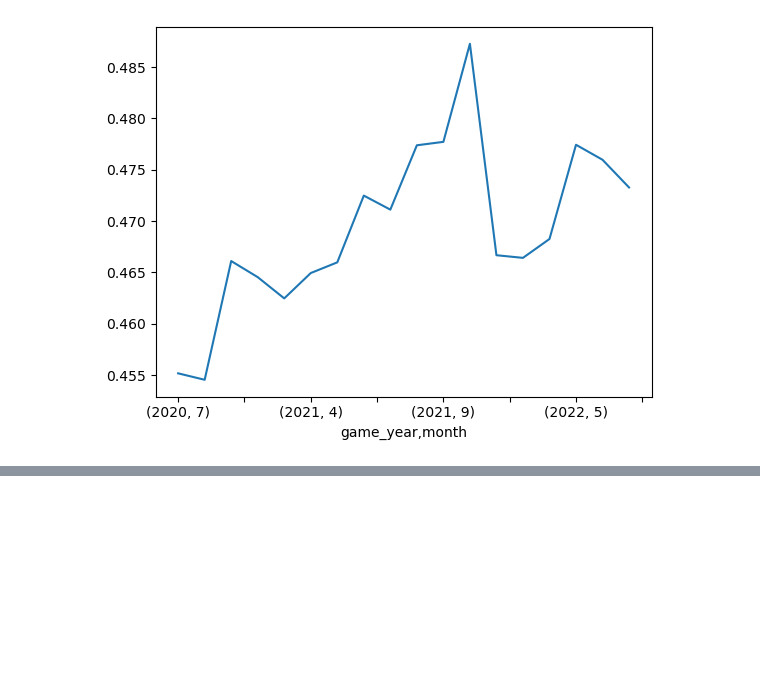
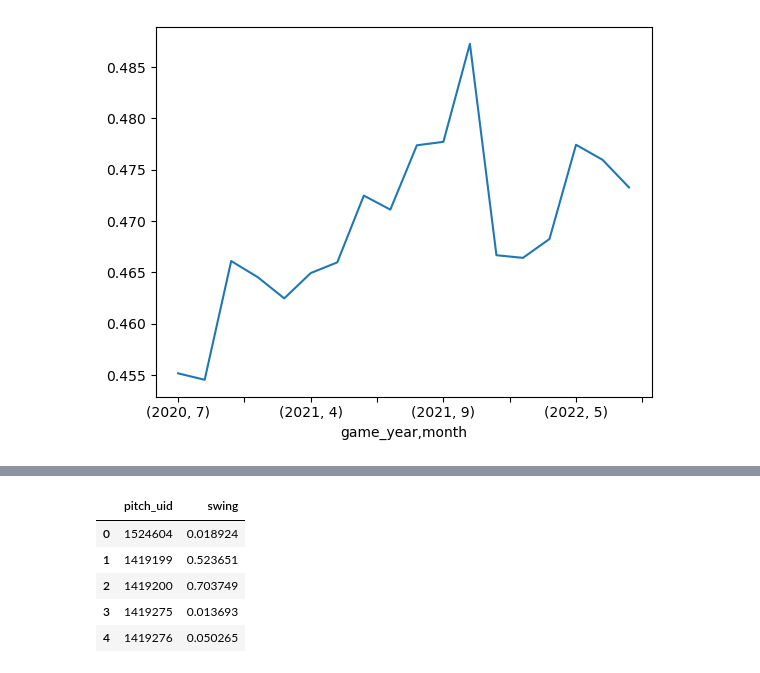
Before and after one commit to yaobviously/nick_wan_home_runs, a Jupyter notebook: nick_wan_swing.ipynb, the cells around one changed output, grey strips where cells are left out. Cells and saved outputs as stored; diff of their text form; code cells hidden in the pictures; blank space fills up the shorter version.

```diff
--- a/nick_wan_swing.ipynb
+++ b/nick_wan_swing.ipynb
@@ -216,0 +324,11 @@ imp_df.sort_values(by='importance_mean', ascending=False)
+# %%
+sub_df = test_df[['pitch_uid', 'swing']].copy()
+
+sub_df.head()
+# %% [output]
+|  | pitch_uid | swing |
+| 0 | 1524604 | 0.018924 |
+| 1 | 1419199 | 0.523651 |
+| 2 | 1419200 | 0.703749 |
+| 3 | 1419275 | 0.013693 |
+| 4 | 1419276 | 0.050265 |
```
Also changed, not shown: parts of 15 cells of this notebook.
